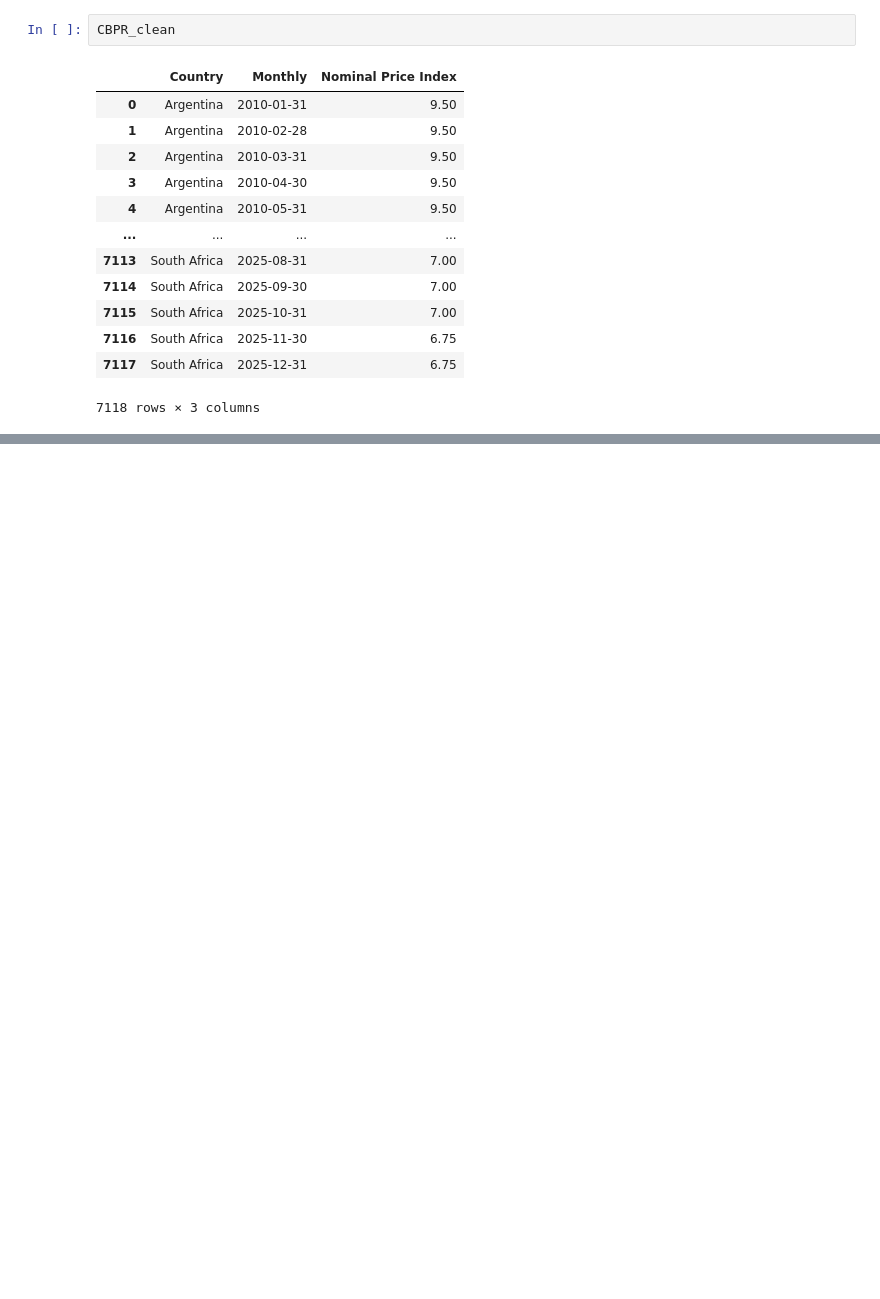
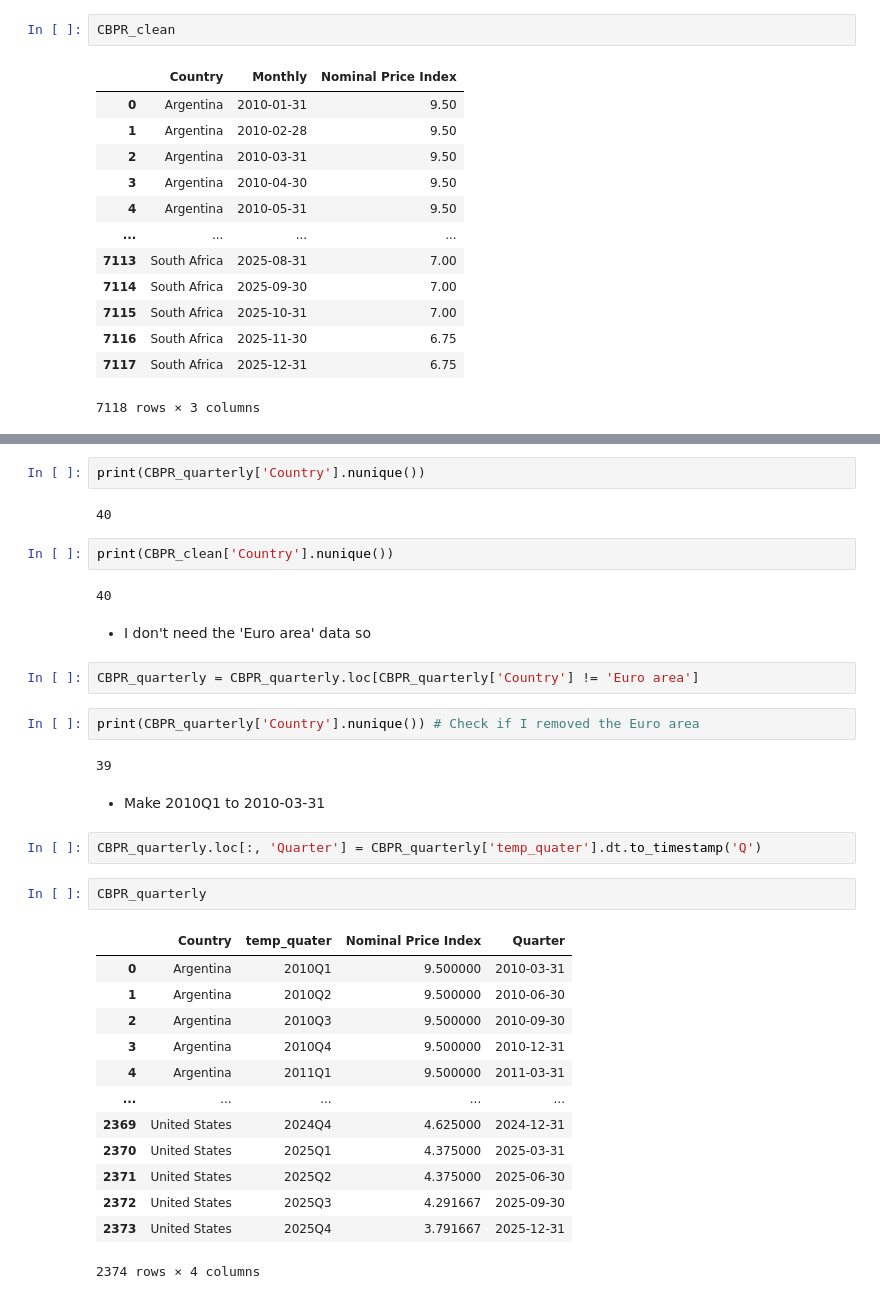
Before and after one commit to SiyanaVel19/Final_project_SU_2026, a Jupyter notebook: Project_housing_2.ipynb, the cells around one changed output, grey strips where cells are left out. Drawn from its saved outputs; the diff is of its cells as text; blank space fills up the shorter version.

```diff
--- a/Project_housing_2.ipynb
+++ b/Project_housing_2.ipynb
@@ -450,0 +524,36 @@ object
+# %%
+print(CBPR_quarterly['Country'].nunique())
+# %% [output]
+40
+# %%
+print(CBPR_clean['Country'].nunique())
+# %% [output]
+40
+# %% [markdown]
+- I don't need the 'Euro area' data so
+# %%
+CBPR_quarterly = CBPR_quarterly.loc[CBPR_quarterly['Country'] != 'Euro area']
+# %%
+print(CBPR_quarterly['Country'].nunique()) # Check if I removed the Euro area
+# %% [output]
+39
+# %% [markdown]
+- Make 2010Q1 to 2010-03-31
+# %%
+CBPR_quarterly.loc[:, 'Quarter'] = CBPR_quarterly['temp_quater'].dt.to_timestamp('Q')
+# %%
+CBPR_quarterly
+# %% [output]
+|  | Country | temp_quater | Nominal Price Index | Quarter |
+| 0 | Argentina | 2010Q1 | 9.500000 | 2010-03-31 |
+| 1 | Argentina | 2010Q2 | 9.500000 | 2010-06-30 |
+| 2 | Argentina | 2010Q3 | 9.500000 | 2010-09-30 |
+| 3 | Argentina | 2010Q4 | 9.500000 | 2010-12-31 |
+| 4 | Argentina | 2011Q1 | 9.500000 | 2011-03-31 |
+| ... | ... | ... | ... | ... |
+| 2369 | United States | 2024Q4 | 4.625000 | 2024-12-31 |
+| 2370 | United States | 2025Q1 | 4.375000 | 2025-03-31 |
+| 2371 | United States | 2025Q2 | 4.375000 | 2025-06-30 |
+| 2372 | United States | 2025Q3 | 4.291667 | 2025-09-30 |
+| 2373 | United States | 2025Q4 | 3.791667 | 2025-12-31 |
+2374 rows × 4 columns
```
Also changed, not shown: parts of 15 cells of this notebook.
